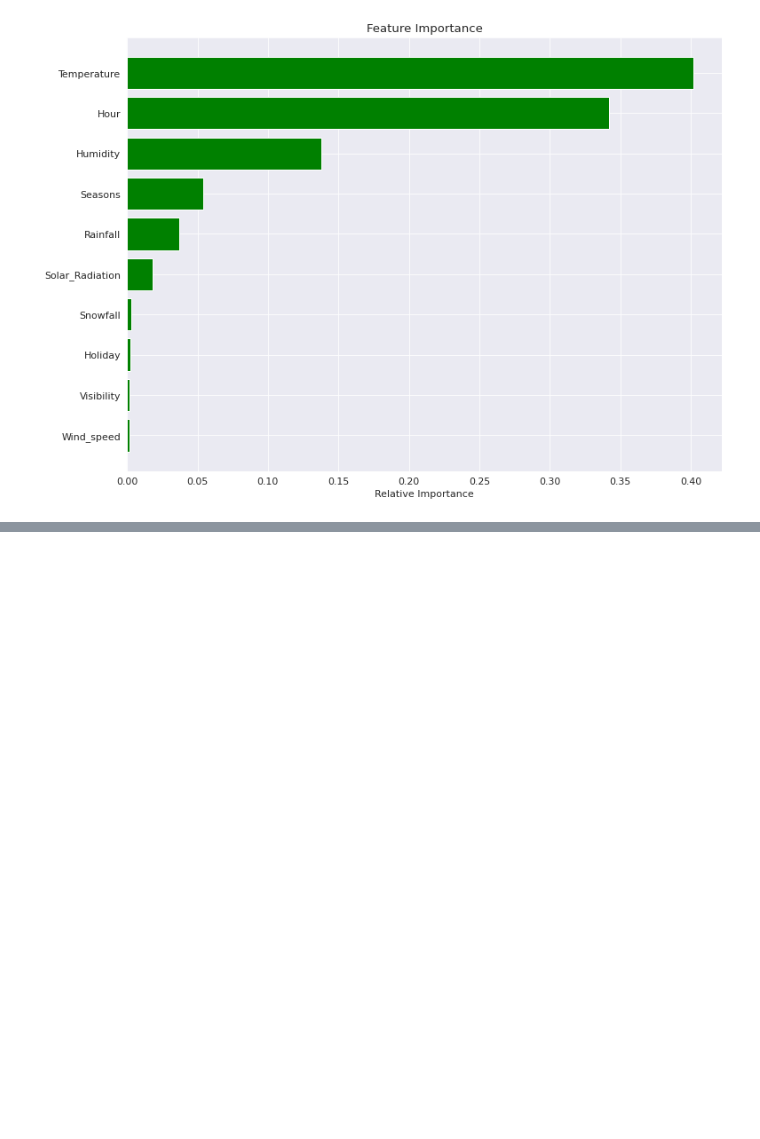
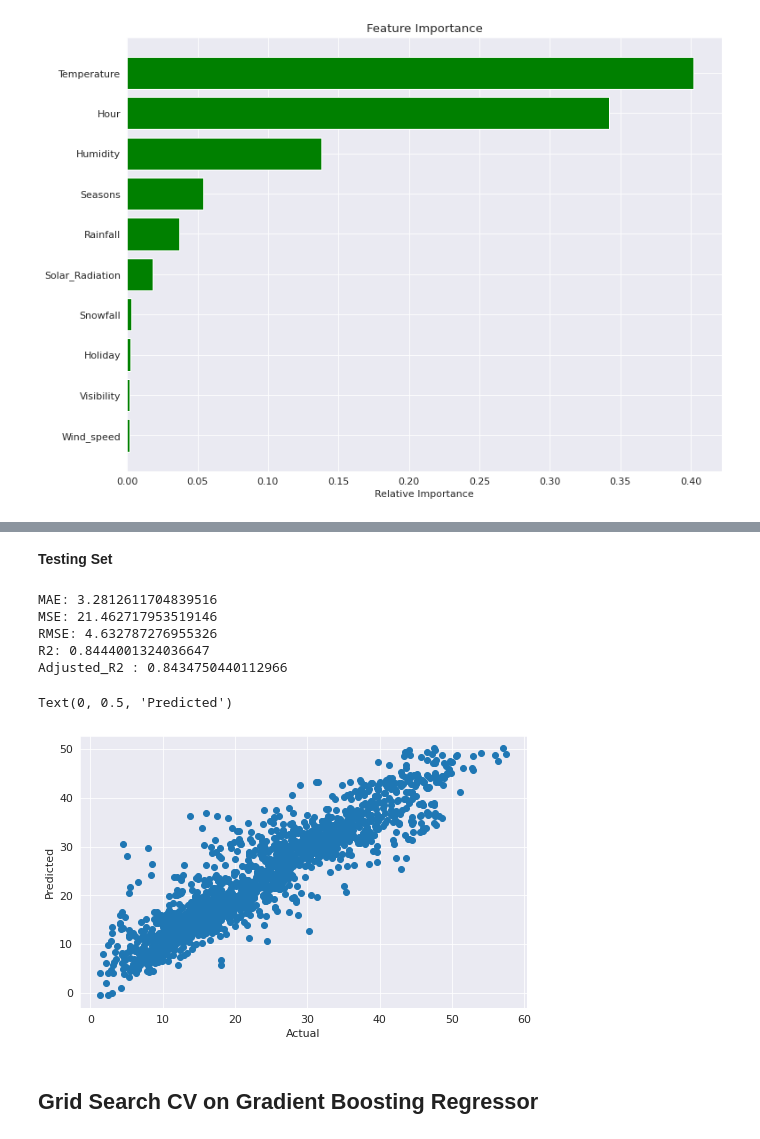
Before and after one commit to victorious07/Seoul-Bike-Sharing-Demand-Prediction, a Jupyter notebook: Seoul_Bike_Sharing_Demand_Prediction_Capstone_Project.ipynb, the cells around one changed output, grey strips where cells are left out. Saved outputs shown, nothing was run; the diff lists cells and outputs as text; code cells hidden in the pictures; blank space fills up the shorter version.

```diff
--- a/Seoul_Bike_Sharing_Demand_Prediction_Capstone_Project.ipynb
+++ b/Seoul_Bike_Sharing_Demand_Prediction_Capstone_Project.ipynb
@@ -717,0 +789,3 @@ plt.show()
+# %%
+y_train_pred = GBM.predict(X_train)
+y_test_pred = GBM.predict(X_test)
@@ -717,0 +814,2 @@ plt.show()
+# %% [markdown]
+**Testing Set**
@@ -717,0 +818,8 @@ plt.show()
+# %%
+print(f'MAE: {evaluation_score[0]}\nMSE: {evaluation_score[1]}\nRMSE: {evaluation_score[2]}\nR2: {evaluation_score[3]}\nAdjusted_R2 : {evaluation_score[4]}')
+# %% [output]
+MAE: 3.2812611704839516
+MSE: 21.462717953519146
+RMSE: 4.632787276955326
+R2: 0.8444001324036647
+Adjusted_R2 : 0.8434750440112966
@@ -717,0 +835,9 @@ plt.show()
+# %%
+plt.scatter(Y_test, y_test_pred)
+plt.xlabel('Actual')
+plt.ylabel('Predicted')
+# %% [output]
+Text(0, 0.5, 'Predicted')
+[figure, added]
+# %% [markdown]
+## **Grid Search CV on Gradient Boosting Regressor**
```
Also changed, not shown: parts of 37 cells of this notebook.
